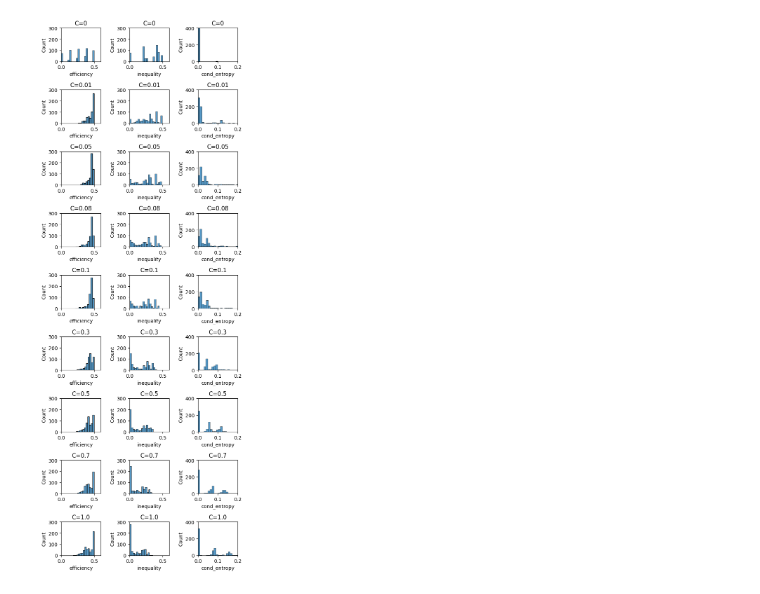
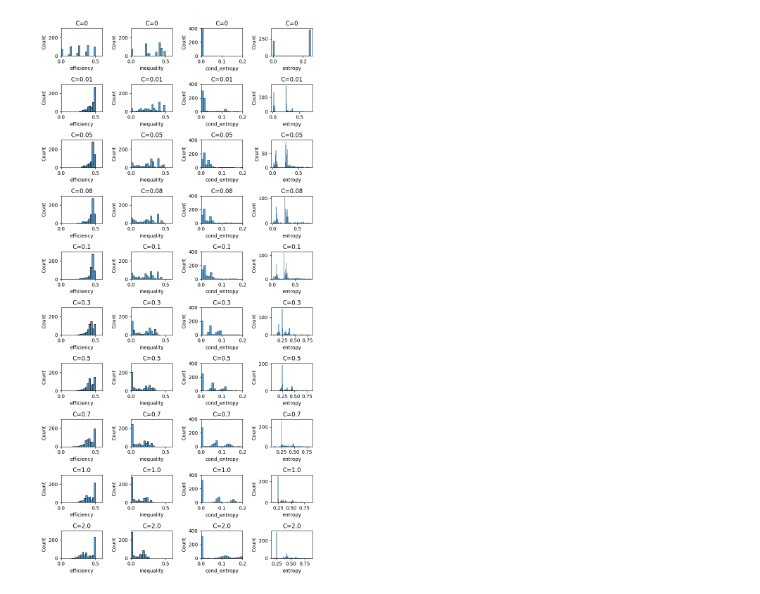
Before and after one commit to calvar/el_farol_agents, a Jupyter notebook: markov_fplay/param_distrib.ipynb, the cells around one changed output. Saved outputs shown, nothing was run; the diff lists cells and outputs as text; code cells hidden in the pictures.

```diff
--- a/markov_fplay/param_distrib.ipynb
+++ b/markov_fplay/param_distrib.ipynb
@@ -16,5 +16,6 @@ dfucb = [
     pd.read_table("params/N4/simulation_params_N4C0.5.dat", sep="\s+", header=None, names=['efficiency','inequality','n_efficiency','n_inequality','entropy','cond_entropy','frequency','info_per_agent','int_entropy','ineq_slope','emax_perc']),
     pd.read_table("params/N4/simulation_params_N4C0.7.dat", sep="\s+", header=None, names=['efficiency','inequality','n_efficiency','n_inequality','entropy','cond_entropy','frequency','info_per_agent','int_entropy','ineq_slope','emax_perc']),
     pd.read_table("params/N4/simulation_params_N4C1.0.dat", sep="\s+", header=None, names=['efficiency','inequality','n_efficiency','n_inequality','entropy','cond_entropy','frequency','info_per_agent','int_entropy','ineq_slope','emax_perc']),
+    pd.read_table("params/N4/simulation_params_N4C2.0.dat", sep="\s+", header=None, names=['efficiency','inequality','n_efficiency','n_inequality','entropy','cond_entropy','frequency','info_per_agent','int_entropy','ineq_slope','emax_perc']),
 ]
 # %%
@@ -37,7 +50,7 @@ dfucb[0]
 #for d in df:
 #    d['efficiency'].describe()
 # %%
-Cs = [0,0.01,0.05,0.08,0.1,0.3,0.5,0.7,1.0]
+Cs = [0,0.01,0.05,0.08,0.1,0.3,0.5,0.7,1.0,2.0]
 # %%
 #To bypass a bug in _define_bin_edges, _statistics.py, that generates an error in bins
 if dfucb[0]['cond_entropy'].sum() == 0:
@@ -45,25 +58,29 @@ if dfucb[0]['cond_entropy'].sum() == 0:
 #dfucb[0]
 # %%
 nr = len(dfucb)
-nc = 3
-fig0, ax = plt.subplots(nrows=nr,ncols=nc,figsize=(6,16))
+nc = 4
+fig0, ax = plt.subplots(nrows=nr,ncols=nc,figsize=(8,16))
 for i in range(0,nr):
     pa = sns.histplot(data=dfucb[i], ax=ax[i,0], x='efficiency', binwidth=0.025)
     pb = sns.histplot(data=dfucb[i], ax=ax[i,1], x='inequality', binwidth=0.025)
     pc = sns.histplot(data=dfucb[i], ax=ax[i,2], x='cond_entropy', binwidth=0.01)
+    pd = sns.histplot(data=dfucb[i], ax=ax[i,3], x='entropy', binwidth=0.01)
     pa.set_title('C='+str(Cs[i]))
     pb.set_title('C='+str(Cs[i]))
     pc.set_title('C='+str(Cs[i]))
+    pd.set_title('C='+str(Cs[i]))
     pa.set_xlim(0,0.6)
     pa.set_ylim(0,300)
     pb.set_xlim(0,0.6)
     pb.set_ylim(0,300)
     pc.set_xlim(0,0.2)
     pc.set_ylim(0,400)
+    #pd.set_xlim(0,0.2)
+    #pd.set_ylim(0,400)
 plt.tight_layout()
 plt.savefig(plot_folder+'histograms.png')
 # %% [output]
-[figure, old version]
+[figure, new version]
 # %%
 #cvals = [0,0.2]
 #eff_means = [d.efficiency.mean() for d in dfucb]
```
Also changed, not shown: parts of 2 cells of this notebook, 6 other files.
